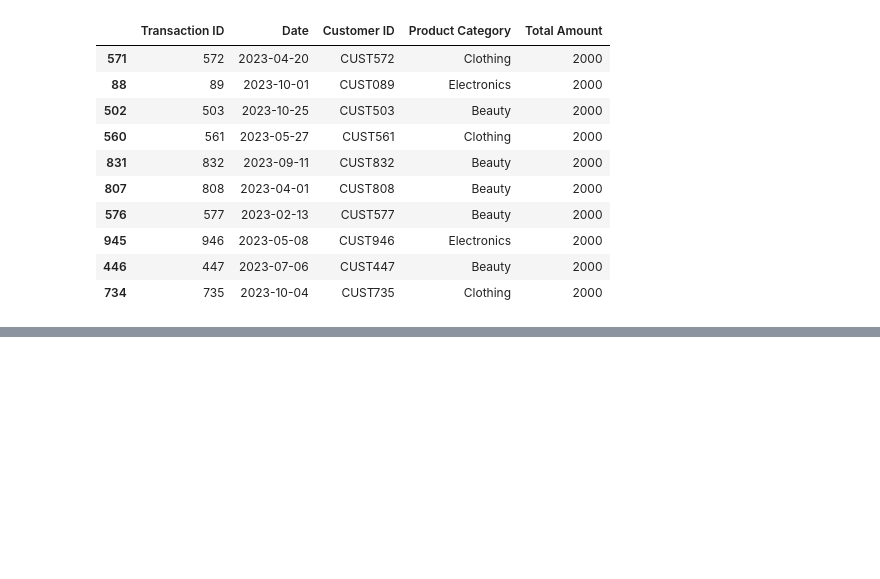
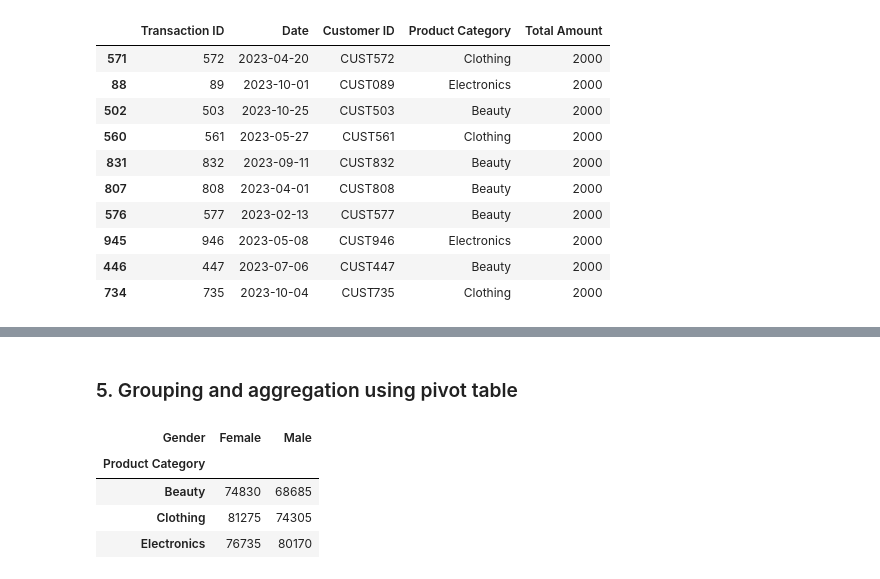
Before and after one commit to dagbolade/Retail_Sales, a Jupyter notebook: sales.ipynb, the cells around one changed output, grey strips where cells are left out. Drawn from its saved outputs; the diff is of its cells as text; code cells hidden in the pictures; blank space fills up the shorter version.

Commit message:
performed grouping and aggregation using pivot table on the dataset

```diff
--- a/sales.ipynb
+++ b/sales.ipynb
@@ -76,0 +86,11 @@ top_10_sales[['Transaction ID', 'Date', 'Customer ID', 'Product Category', 'Tota
+# %% [markdown]
+### 5. Grouping and aggregation using pivot table
+# %%
+# Grouping and aggregation using pivot table
+df.pivot_table(index='Product Category', values='Total Amount', columns='Gender', aggfunc='sum')
+# %% [output]
+| Gender | Female | Male |
+| Product Category |  |  |
+| Beauty | 74830 | 68685 |
+| Clothing | 81275 | 74305 |
+| Electronics | 76735 | 80170 |
```
Also changed, not shown: parts of 3 cells of this notebook.
